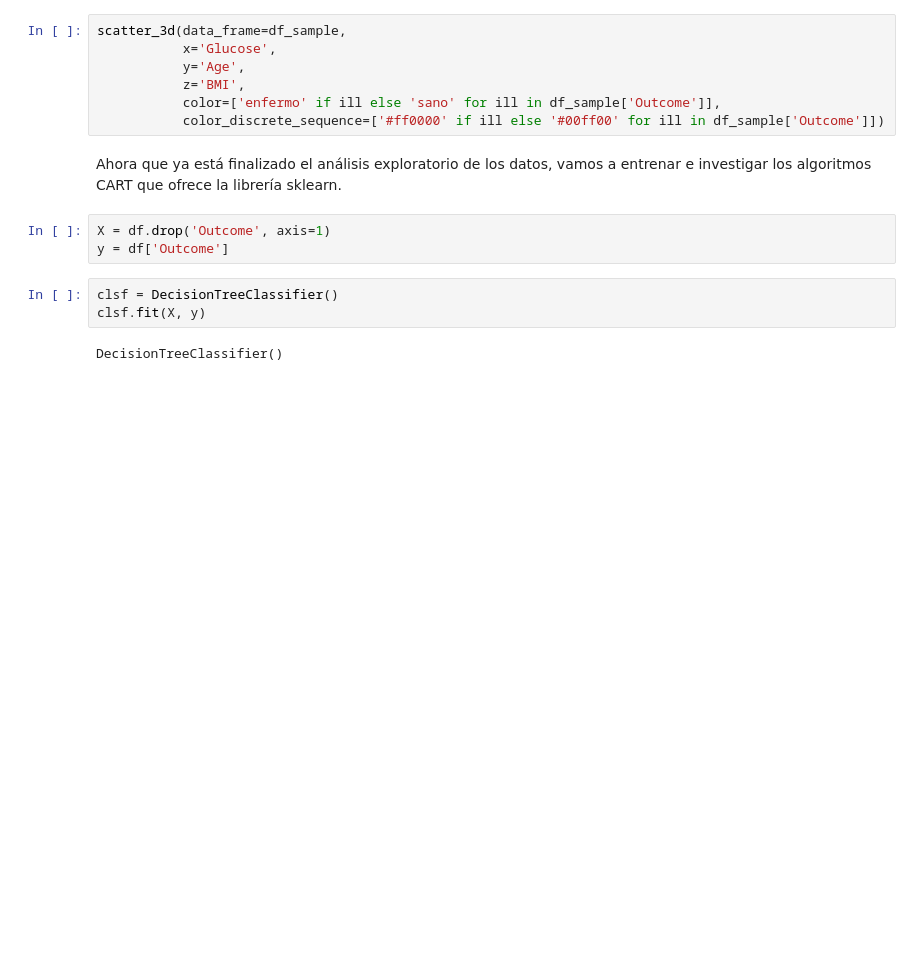
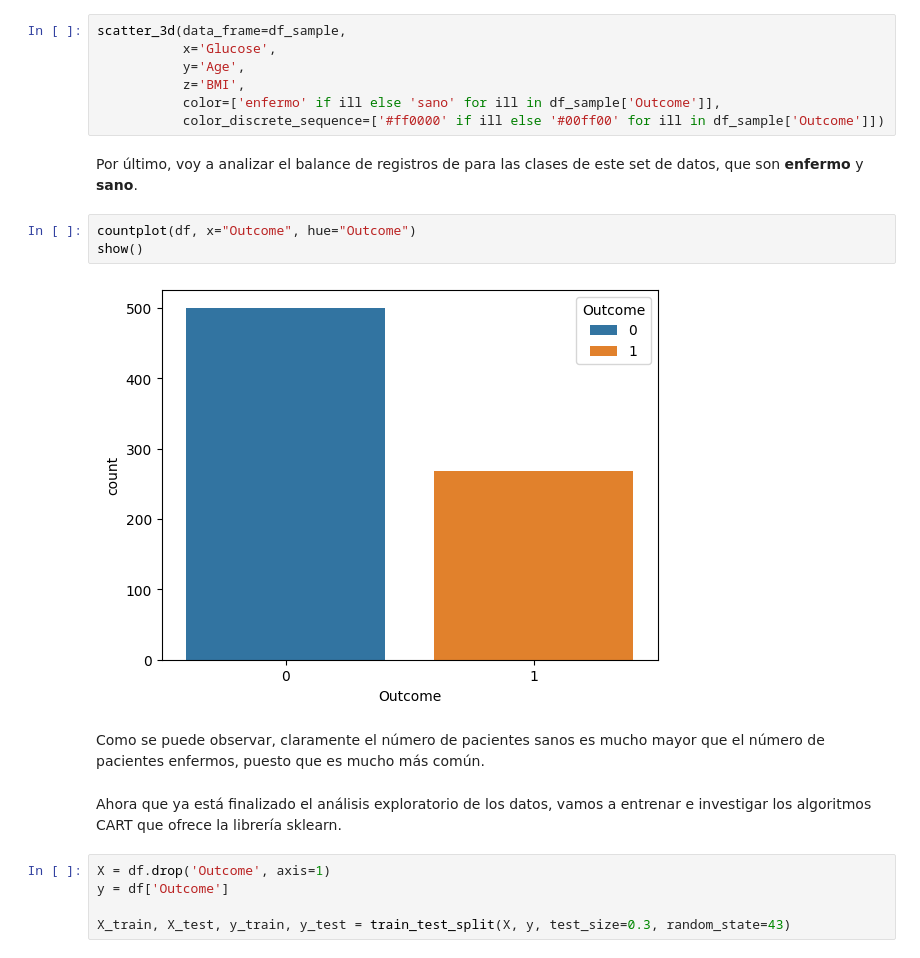
Before and after one commit to m0xn/tree-classifier, a Jupyter notebook: CARTAlgo.ipynb, the cells around one changed output. Cells and saved outputs as stored; diff of their text form; blank space fills up the shorter version.

Commit message:
Finished training and evaluating models

```diff
--- a/CARTAlgo.ipynb
+++ b/CARTAlgo.ipynb
@@ -91,13 +95,19 @@ scatter_3d(data_frame=df_sample,
            z='BMI',
            color=['enfermo' if ill else 'sano' for ill in df_sample['Outcome']],
            color_discrete_sequence=['#ff0000' if ill else '#00ff00' for ill in df_sample['Outcome']])
+# %% [markdown]
+Por último, voy a analizar el balance de registros de para las clases de este set de datos, que son **enfermo** y **sano**.
+# %%
+countplot(df, x="Outcome", hue="Outcome")
+show()
+# %% [output]
+[figure, added]
+# %% [markdown]
+Como se puede observar, claramente el número de pacientes sanos es mucho mayor que el número de pacientes enfermos, puesto que es mucho más común.
 # %% [markdown]
 Ahora que ya está finalizado el análisis exploratorio de los datos, vamos a entrenar e investigar los algoritmos CART que ofrece la librería sklearn.
 # %%
 X = df.drop('Outcome', axis=1)
 y = df['Outcome']
+
+X_train, X_test, y_train, y_test = train_test_split(X, y, test_size=0.3, random_state=43)
-# %%
-clsf = DecisionTreeClassifier()
-clsf.fit(X, y)
-# %% [output]
-DecisionTreeClassifier()
```
Also changed, not shown: parts of 11 cells of this notebook.
